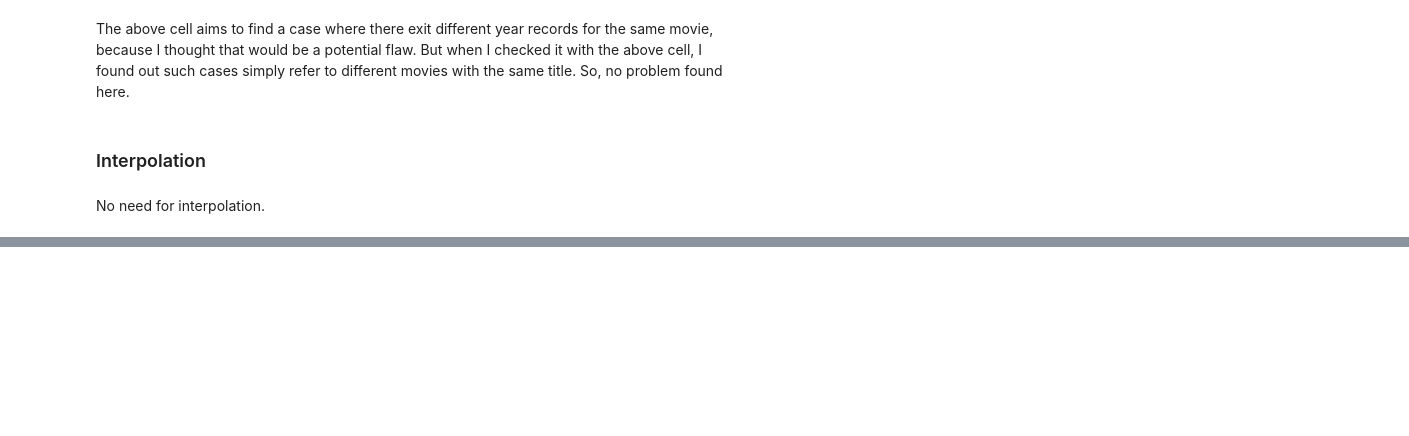
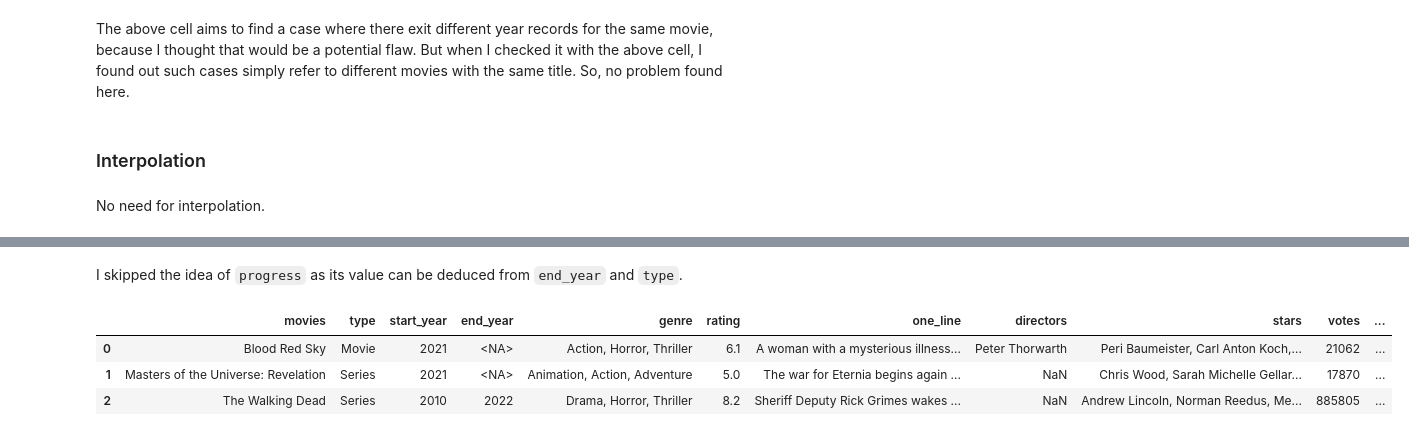
Before and after one commit to Gerum-Berhanu/data-cleaning, a Jupyter notebook: projects/06_imdb_movies/06_data_cleaning.ipynb, the cells around one changed output, grey strips where cells are left out. Saved outputs shown, nothing was run; the diff lists cells and outputs as text; code cells hidden in the pictures; blank space fills up the shorter version.

```diff
--- a/projects/06_imdb_movies/06_data_cleaning.ipynb
+++ b/projects/06_imdb_movies/06_data_cleaning.ipynb
@@ -418,0 +423,37 @@ No need for interpolation.
+# %%
+# type
+year_hyphen_mask = df.year.str.contains("-", na=False, regex=False)
+
+df.loc[year_hyphen_mask, "type"] = "Series"
+df.loc[(~year_hyphen_mask) & (df.year.notna()), "type"] = "Movie"
+# %%
+# start_year and end_year
+year_parts = df["year"].str.extract(r"\((\d{4})-?\s?(\d{4})?\)")
+
+df["start_year"] = pd.to_numeric(year_parts[0], errors="coerce").astype("Int64")
+df["end_year"] = pd.to_numeric(year_parts[1], errors="coerce").astype("Int64")
+# %%
+# stars to directors and stars
+df["directors"] = (
+    df["stars"]
+    .str.extract(r"Director:\s*([^|]+)", expand=False) # expand=False to make the return type Series and not DataFrame
+    .str.strip()
+)
+
+df["stars"] = (
+    df["stars"]
+    .str.extract(r"Stars:\s*(.+)$", expand=False)
+    .str.strip()
+)
+# %% [markdown]
+I skipped the idea of `progress` as its value can be deduced from `end_year` and `type`.
+# %%
+column_order = ["movies", "type", "start_year", "end_year", "genre", "rating", "one_line", "directors", "stars", "votes", "runtime", "gross"]
+
+df = df[column_order]
+df.head(3)
+# %% [output]
+|  | movies | type | start_year | end_year | genre | rating | one_line | directors | stars | votes | ... |
+| 0 | Blood Red Sky | Movie | 2021 | <NA> | Action, Horror, Thriller | 6.1 | A woman with a mysterious illness... | Peter Thorwarth | Peri Baumeister, Carl Anton Koch,... | 21062 | ... |
+| 1 | Masters of the Universe: Revelation | Series | 2021 | <NA> | Animation, Action, Adventure | 5.0 | The war for Eternia begins again ... | NaN | Chris Wood, Sarah Michelle Gellar... | 17870 | ... |
+| 2 | The Walking Dead | Series | 2010 | 2022 | Drama, Horror, Thriller | 8.2 | Sheriff Deputy Rick Grimes wakes ... | NaN | Andrew Lincoln, Norman Reedus, Me... | 885805 | ... |
```
Also changed, not shown: parts of 5 cells of this notebook.
